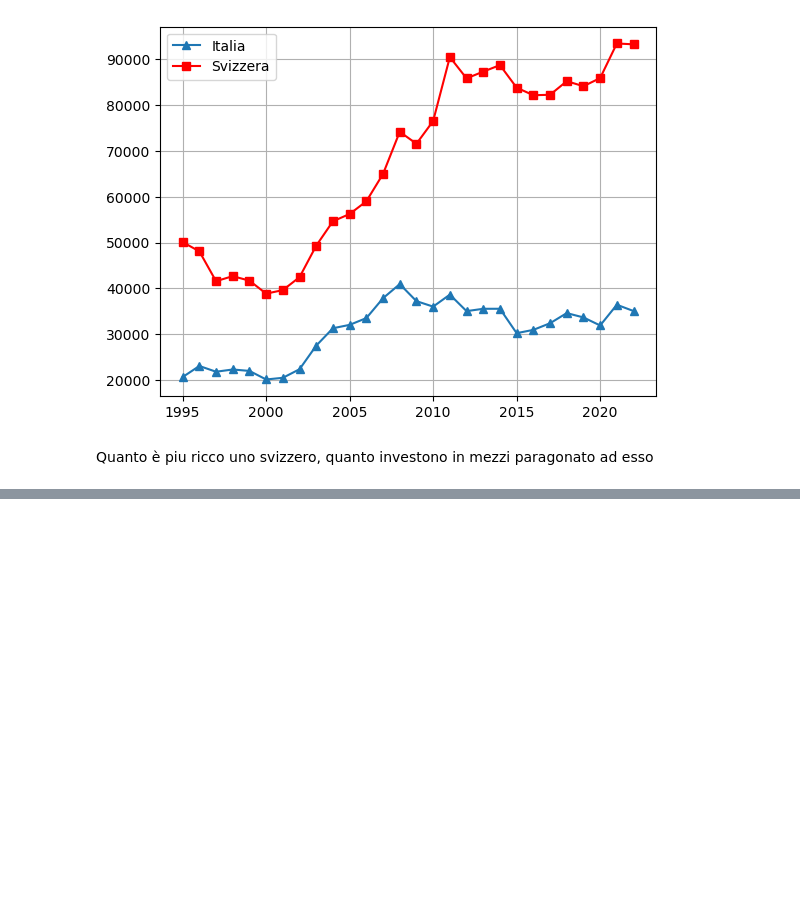
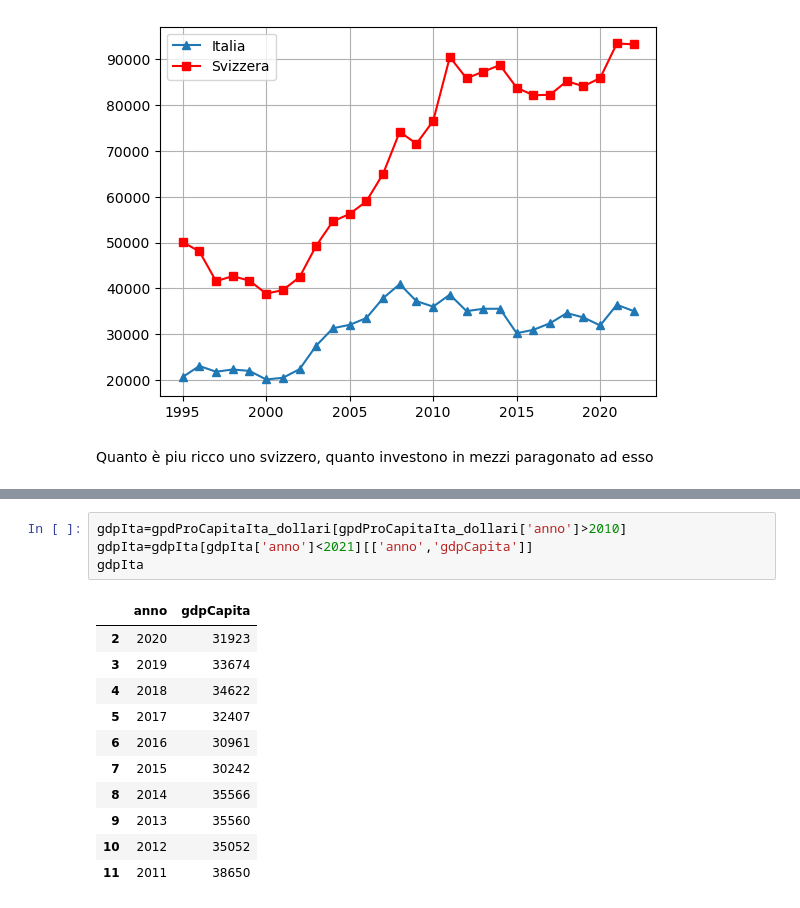
Before and after one commit to alemele01/vs24, a Jupyter notebook: investimentiSvizzeri.ipynb, the cells around one changed output, grey strips where cells are left out. Drawn from its saved outputs; the diff is of its cells as text; blank space fills up the shorter version.

```diff
--- a/investimentiSvizzeri.ipynb
+++ b/investimentiSvizzeri.ipynb
@@ -662,0 +704,16 @@ Quanto è piu ricco uno svizzero, quanto investono in mezzi paragonato ad esso
+# %%
+gdpIta=gpdProCapitaIta_dollari[gpdProCapitaIta_dollari['anno']>2010]
+gdpIta=gdpIta[gdpIta['anno']<2021][['anno','gdpCapita']]
+gdpIta
+# %% [output]
+|  | anno | gdpCapita |
+| 2 | 2020 | 31923 |
+| 3 | 2019 | 33674 |
+| 4 | 2018 | 34622 |
+| 5 | 2017 | 32407 |
+| 6 | 2016 | 30961 |
+| 7 | 2015 | 30242 |
+| 8 | 2014 | 35566 |
+| 9 | 2013 | 35560 |
+| 10 | 2012 | 35052 |
+| 11 | 2011 | 38650 |
```
Also changed, not shown: parts of 3 cells of this notebook, 4 other files.
